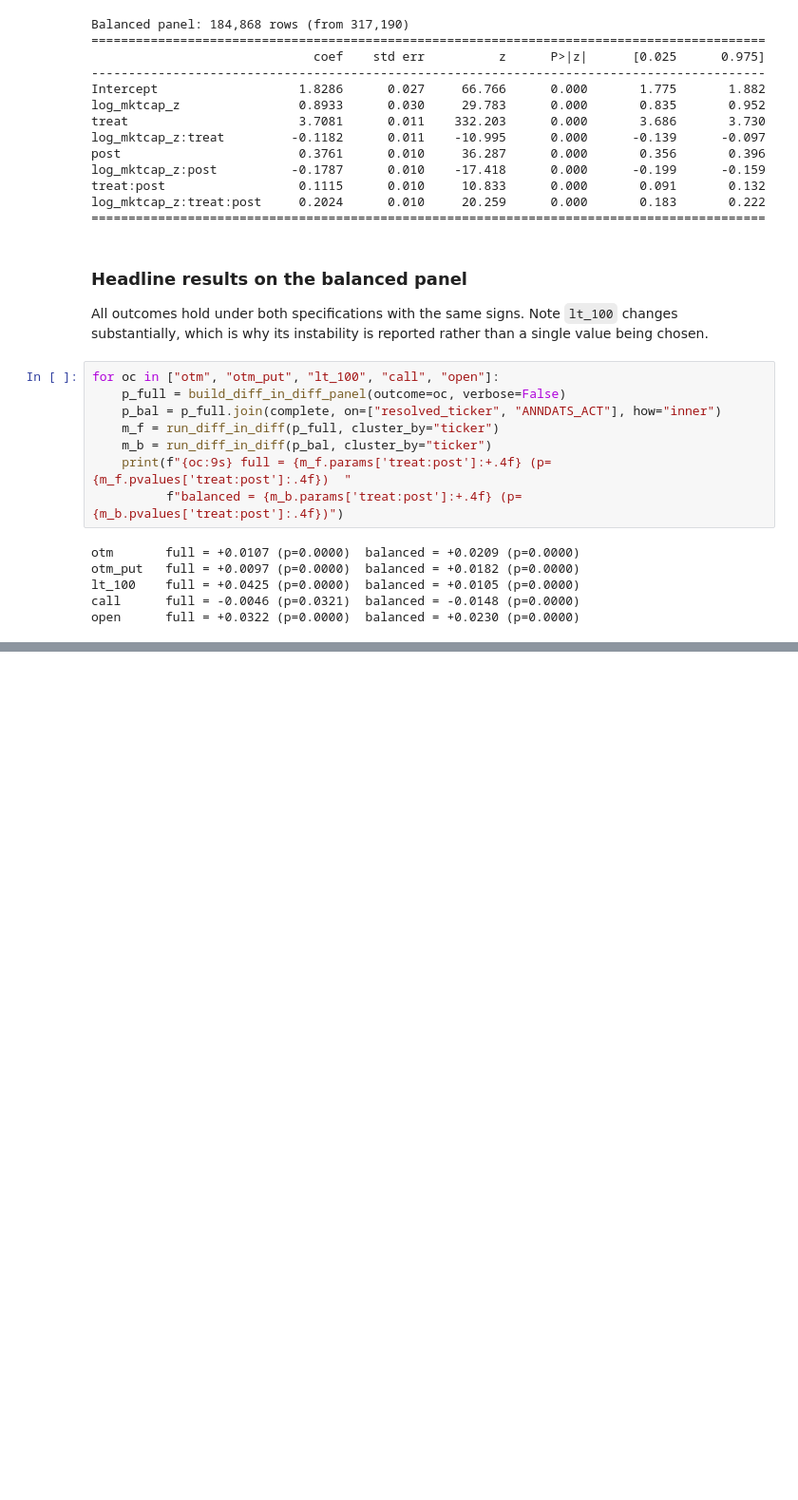
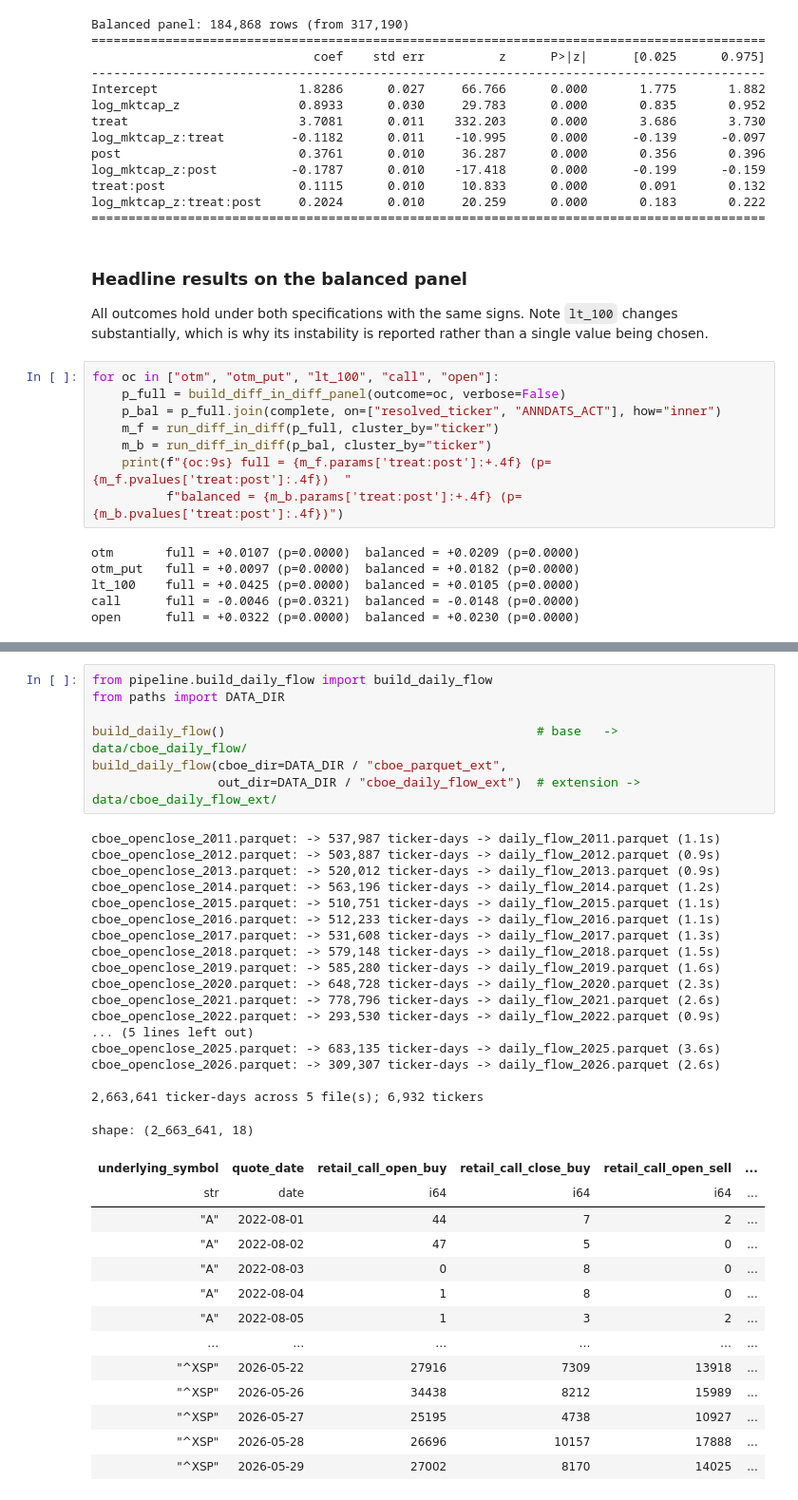
Before and after one commit to ASPARN/CBOE_Analyst_Disagreement_Research_USYD, a Jupyter notebook: workbooks/B1_core_analysis.ipynb, the cells around one changed output, grey strips where cells are left out. Shown at 95% size. Saved outputs shown, nothing was run; the diff lists cells and outputs as text; blank space fills up the shorter version.

```diff
--- a/workbooks/B1_core_analysis.ipynb
+++ b/workbooks/B1_core_analysis.ipynb
@@ -750,0 +1027,39 @@ open      full = +0.0322 (p=0.0000)  balanced = +0.0230 (p=0.0000)
+# %%
+from pipeline.build_daily_flow import build_daily_flow
+from paths import DATA_DIR
+
+build_daily_flow()                                          # base   -> data/cboe_daily_flow/
+build_daily_flow(cboe_dir=DATA_DIR / "cboe_parquet_ext",
+                 out_dir=DATA_DIR / "cboe_daily_flow_ext")  # extension -> data/cboe_daily_flow_ext/
+# %% [output]
+cboe_openclose_2011.parquet: -> 537,987 ticker-days -> daily_flow_2011.parquet (1.1s)
+cboe_openclose_2012.parquet: -> 503,887 ticker-days -> daily_flow_2012.parquet (0.9s)
+cboe_openclose_2013.parquet: -> 520,012 ticker-days -> daily_flow_2013.parquet (0.9s)
+cboe_openclose_2014.parquet: -> 563,196 ticker-days -> daily_flow_2014.parquet (1.2s)
+cboe_openclose_2015.parquet: -> 510,751 ticker-days -> daily_flow_2015.parquet (1.1s)
+cboe_openclose_2016.parquet: -> 512,233 ticker-days -> daily_flow_2016.parquet (1.1s)
+cboe_openclose_2017.parquet: -> 531,608 ticker-days -> daily_flow_2017.parquet (1.3s)
+cboe_openclose_2018.parquet: -> 579,148 ticker-days -> daily_flow_2018.parquet (1.5s)
+cboe_openclose_2019.parquet: -> 585,280 ticker-days -> daily_flow_2019.parquet (1.6s)
+cboe_openclose_2020.parquet: -> 648,728 ticker-days -> daily_flow_2020.parquet (2.3s)
+cboe_openclose_2021.parquet: -> 778,796 ticker-days -> daily_flow_2021.parquet (2.6s)
+cboe_openclose_2022.parquet: -> 293,530 ticker-days -> daily_flow_2022.parquet (0.9s)
+... (5 lines left out)
+cboe_openclose_2025.parquet: -> 683,135 ticker-days -> daily_flow_2025.parquet (3.6s)
+cboe_openclose_2026.parquet: -> 309,307 ticker-days -> daily_flow_2026.parquet (2.6s)
+
+2,663,641 ticker-days across 5 file(s); 6,932 tickers
+shape: (2_663_641, 18)
+| underlying_symbol | quote_date | retail_call_open_buy | retail_call_close_buy | retail_call_open_sell | ... |
+| str | date | i64 | i64 | i64 | ... |
+| "A" | 2022-08-01 | 44 | 7 | 2 | ... |
+| "A" | 2022-08-02 | 47 | 5 | 0 | ... |
+| "A" | 2022-08-03 | 0 | 8 | 0 | ... |
+| "A" | 2022-08-04 | 1 | 8 | 0 | ... |
+| "A" | 2022-08-05 | 1 | 3 | 2 | ... |
+| … | … | … | … | … | ... |
+| "^XSP" | 2026-05-22 | 27916 | 7309 | 13918 | ... |
+| "^XSP" | 2026-05-26 | 34438 | 8212 | 15989 | ... |
+| "^XSP" | 2026-05-27 | 25195 | 4738 | 10927 | ... |
+| "^XSP" | 2026-05-28 | 26696 | 10157 | 17888 | ... |
+| "^XSP" | 2026-05-29 | 27002 | 8170 | 14025 | ... |
```
Also changed, not shown: parts of 20 cells of this notebook, 24 other files.
